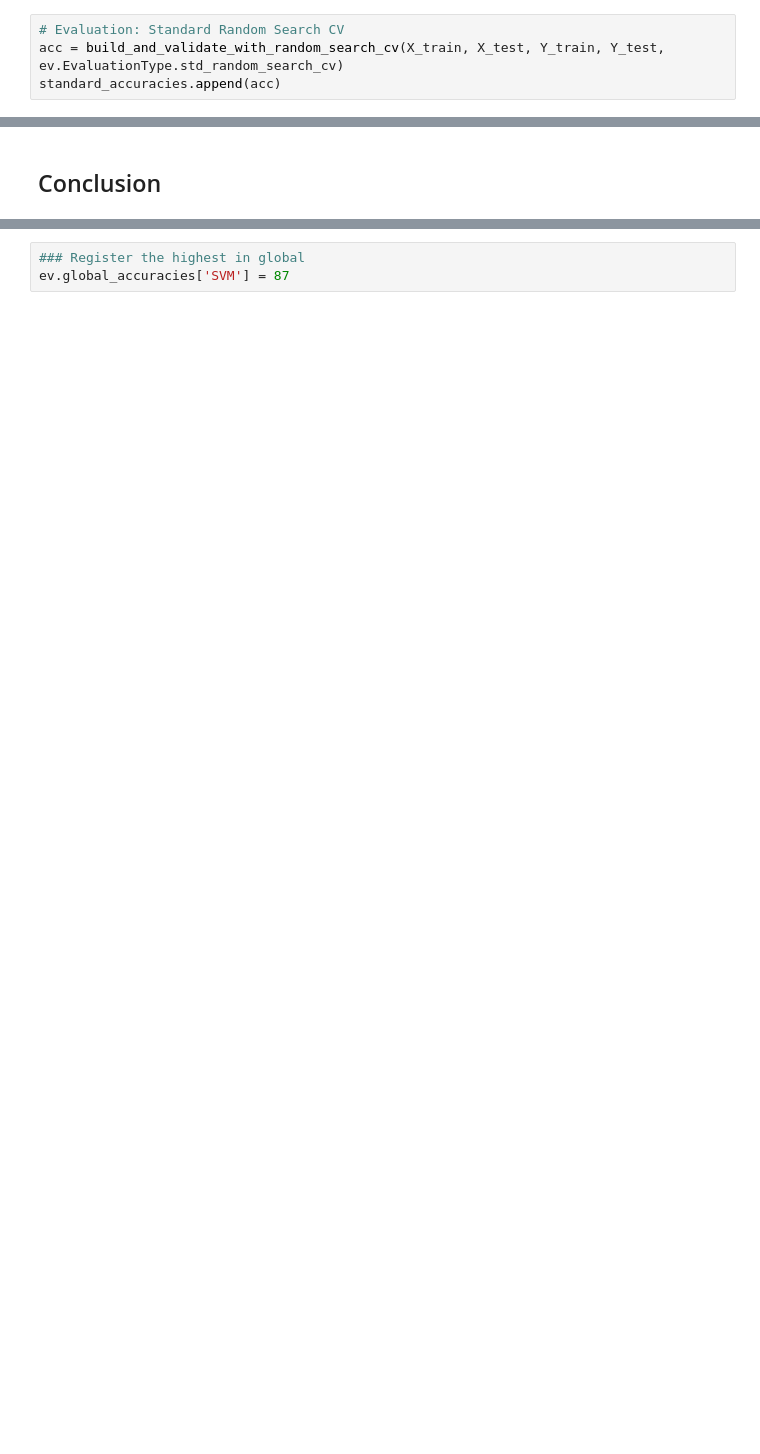
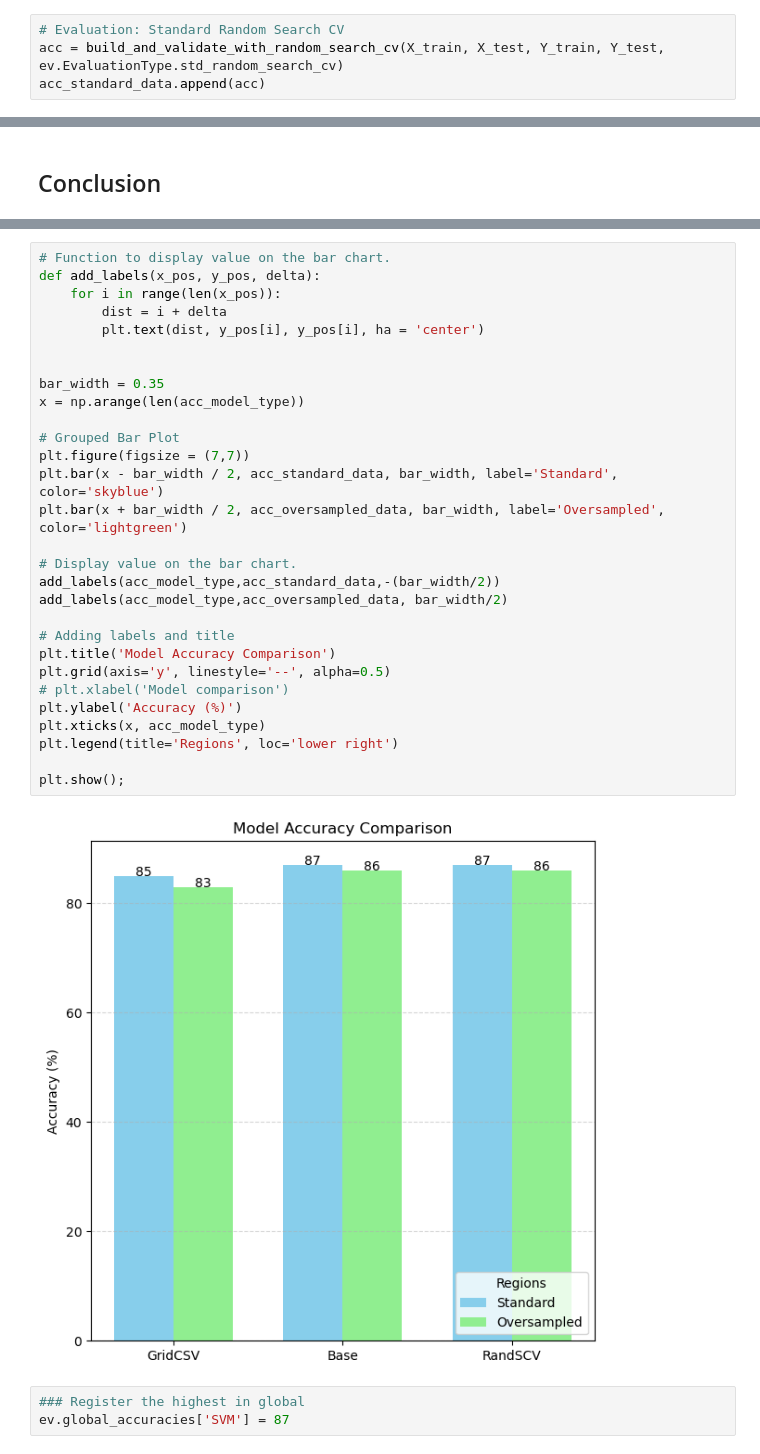
Before and after one commit to everhettoo/heart-disease-analysis, a Jupyter notebook: 4.0-model-svm.ipynb, the cells around one changed output, grey strips where cells are left out. Cells and saved outputs as stored; diff of their text form; blank space fills up the shorter version.

```diff
--- a/4.0-model-svm.ipynb
+++ b/4.0-model-svm.ipynb
@@ -211,6 +213,6 @@ Confusion Matrix
 # %%
 # Evaluation: Standard Random Search CV
 acc = build_and_validate_with_random_search_cv(X_train, X_test, Y_train, Y_test, ev.EvaluationType.std_random_search_cv)
-standard_accuracies.append(acc)
+acc_standard_data.append(acc)
 # %% [output]
 Evaluation name: std-rand-scv.
@@ -433,3 +353,34 @@ plt.show()
+# %%
+# Function to display value on the bar chart.
+def add_labels(x_pos, y_pos, delta):
+    for i in range(len(x_pos)):
+        dist = i + delta
+        plt.text(dist, y_pos[i], y_pos[i], ha = 'center')
+
+
+bar_width = 0.35
+x = np.arange(len(acc_model_type))
+
+# Grouped Bar Plot
+plt.figure(figsize = (7,7))
+plt.bar(x - bar_width / 2, acc_standard_data, bar_width, label='Standard', color='skyblue')
+plt.bar(x + bar_width / 2, acc_oversampled_data, bar_width, label='Oversampled', color='lightgreen')
+
+# Display value on the bar chart.
+add_labels(acc_model_type,acc_standard_data,-(bar_width/2))
+add_labels(acc_model_type,acc_oversampled_data, bar_width/2)
+
+# Adding labels and title
+plt.title('Model Accuracy Comparison')
+plt.grid(axis='y', linestyle='--', alpha=0.5)
+# plt.xlabel('Model comparison')
+plt.ylabel('Accuracy (%)')
+plt.xticks(x, acc_model_type)
+plt.legend(title='Regions', loc='lower right')
+
+plt.show();
+# %% [output]
+[figure, added]
 # %%
 ### Register the highest in global
 ev.global_accuracies['SVM'] = 87
```
Also changed, not shown: parts of 16 cells of this notebook, 1 other file.
